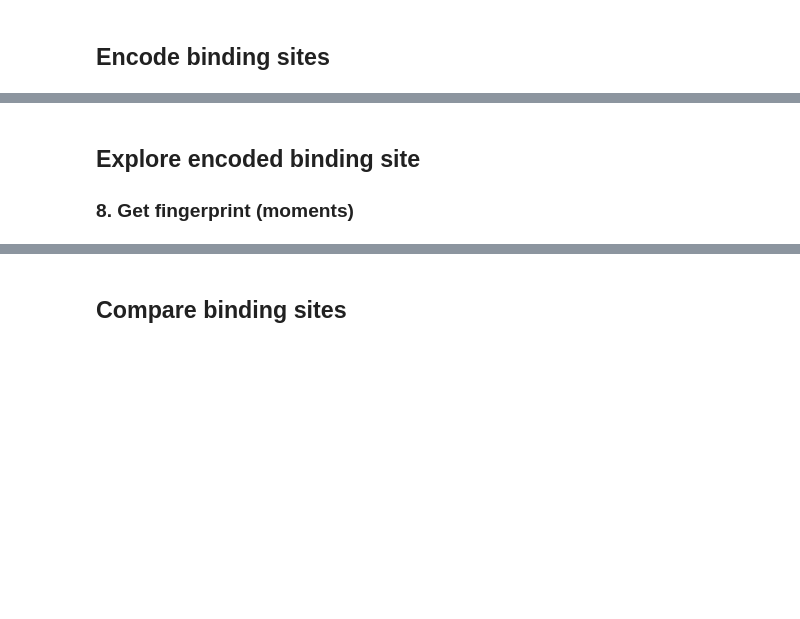
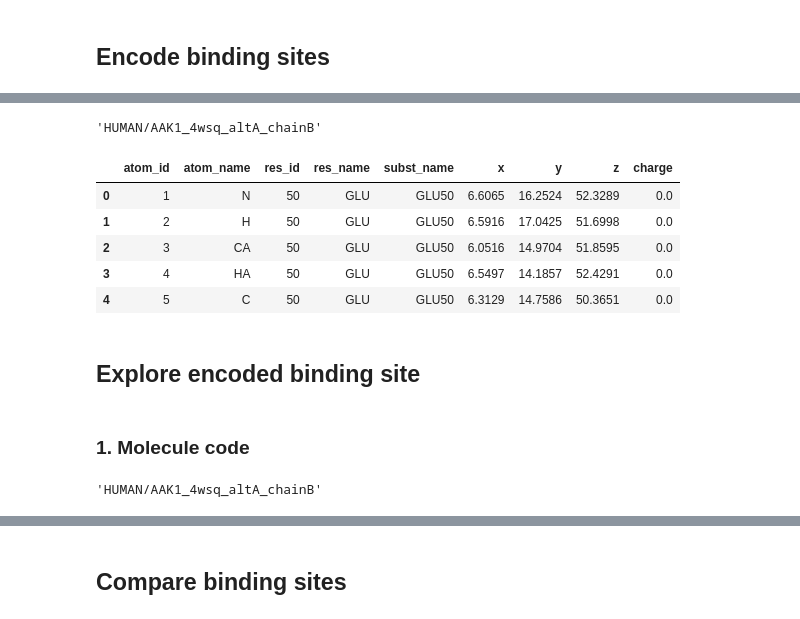
Before and after one commit to volkamerlab/ratar, a Jupyter notebook: docs/tutorials/ratar_tutorial.ipynb, the cells around one changed output, grey strips where cells are left out. Cells and saved outputs as stored; diff of their text form; code cells hidden in the pictures; blank space fills up the shorter version.

```diff
--- a/docs/tutorials/ratar_tutorial.ipynb
+++ b/docs/tutorials/ratar_tutorial.ipynb
@@ -185,4 +57,0 @@ sns.violinplot(x=data_m['Reference points'], y=data_m['Distances'], palette='Blu
-# %% [markdown]
-## Explore encoded binding site
-
-### 8. Get fingerprint (moments)
@@ -191,0 +58,21 @@ bs.shapes.shapes_dict['ca_z123']['6dim']['moments'].head()
+# %%
+bs.molecule.code
+# %% [output]
+'HUMAN/AAK1_4wsq_altA_chainB'
+# %%
+bs.molecule.df.head()
+# %% [output]
+|  | atom_id | atom_name | res_id | res_name | subst_name | x | y | z | charge |
+| 0 | 1 | N | 50 | GLU | GLU50 | 6.6065 | 16.2524 | 52.3289 | 0.0 |
+| 1 | 2 | H | 50 | GLU | GLU50 | 6.5916 | 17.0425 | 51.6998 | 0.0 |
+| 2 | 3 | CA | 50 | GLU | GLU50 | 6.0516 | 14.9704 | 51.8595 | 0.0 |
+| 3 | 4 | HA | 50 | GLU | GLU50 | 6.5497 | 14.1857 | 52.4291 | 0.0 |
+| 4 | 5 | C | 50 | GLU | GLU50 | 6.3129 | 14.7586 | 50.3651 | 0.0 |
+# %% [markdown]
+## Explore encoded binding site
+# %% [markdown]
+### 1. Molecule code
+# %%
+bs.molecule.code
+# %% [output]
+'HUMAN/AAK1_4wsq_altA_chainB'
```
Also changed, not shown: parts of 101 cells of this notebook.
